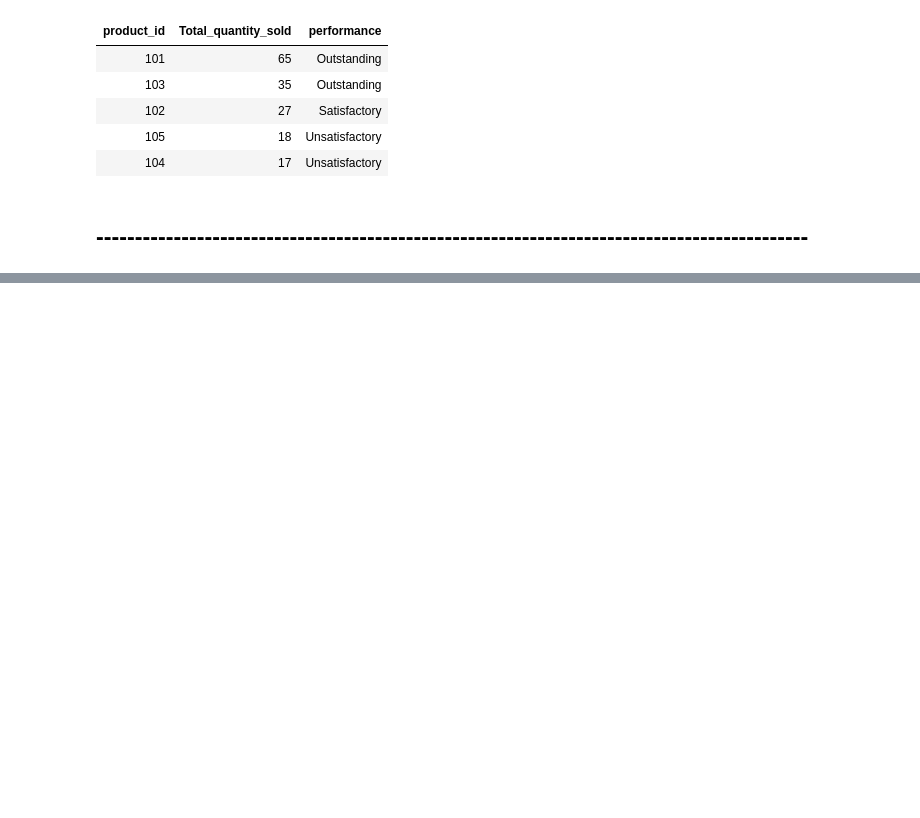
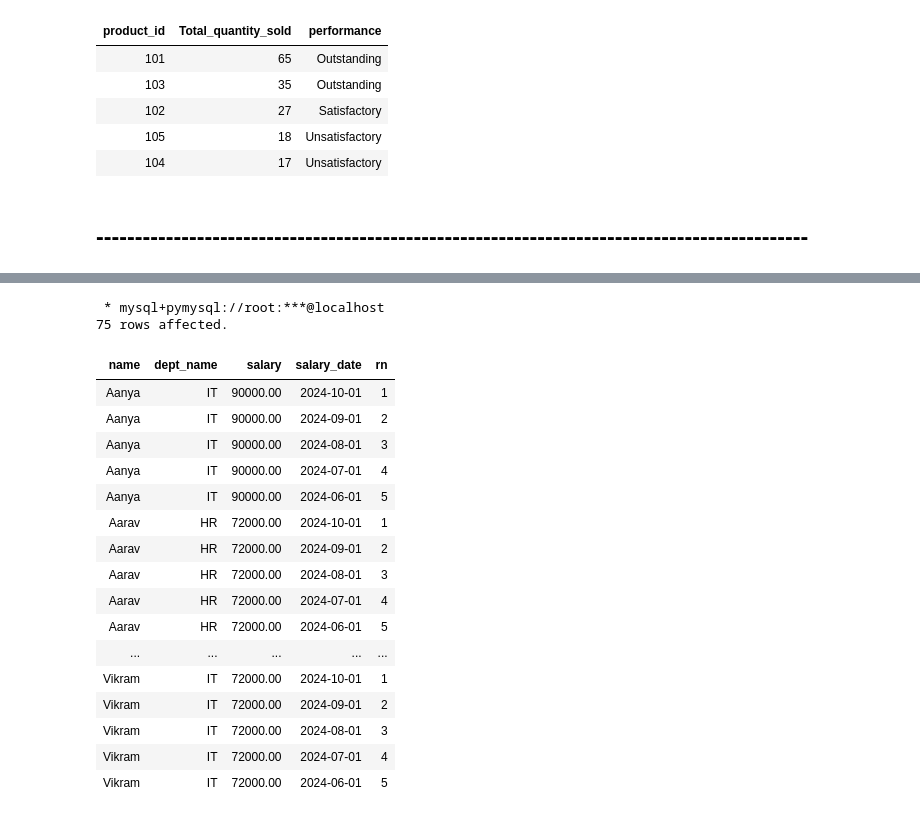
Before and after one commit to sanjaybaskaran1/jupyter-sql, a Jupyter notebook: CASE STATEMENT BASED INTERVIEW QUESTIONS.ipynb, the cells around one changed output, grey strips where cells are left out. Cells and saved outputs as stored; diff of their text form; code cells hidden in the pictures; blank space fills up the shorter version.

```diff
--- a/CASE STATEMENT BASED INTERVIEW QUESTIONS.ipynb
+++ b/CASE STATEMENT BASED INTERVIEW QUESTIONS.ipynb
@@ -239,0 +305,26 @@ order by Total_quantity_sold desc;
+# %%
+%%sql
+select e.name, d.dept_name, s.salary, s.salary_date,
+row_number() over(partition by e.name order by s.salary_date desc) as `rn`
+from (employees e) inner join (department d)
+on e.dept_id = d.dept_id inner join (salary s) on s.emp_id = e.emp_id;
+# %% [output]
+ * mysql+pymysql://root:***@localhost
+75 rows affected.
+| name | dept_name | salary | salary_date | rn |
+| Aanya | IT | 90000.00 | 2024-10-01 | 1 |
+| Aanya | IT | 90000.00 | 2024-09-01 | 2 |
+| Aanya | IT | 90000.00 | 2024-08-01 | 3 |
+| Aanya | IT | 90000.00 | 2024-07-01 | 4 |
+| Aanya | IT | 90000.00 | 2024-06-01 | 5 |
+| Aarav | HR | 72000.00 | 2024-10-01 | 1 |
+| Aarav | HR | 72000.00 | 2024-09-01 | 2 |
+| Aarav | HR | 72000.00 | 2024-08-01 | 3 |
+| Aarav | HR | 72000.00 | 2024-07-01 | 4 |
+| Aarav | HR | 72000.00 | 2024-06-01 | 5 |
+| ... | ... | ... | ... | ... |
+| Vikram | IT | 72000.00 | 2024-10-01 | 1 |
+| Vikram | IT | 72000.00 | 2024-09-01 | 2 |
+| Vikram | IT | 72000.00 | 2024-08-01 | 3 |
+| Vikram | IT | 72000.00 | 2024-07-01 | 4 |
+| Vikram | IT | 72000.00 | 2024-06-01 | 5 |
```
Also changed, not shown: parts of 16 cells of this notebook.
